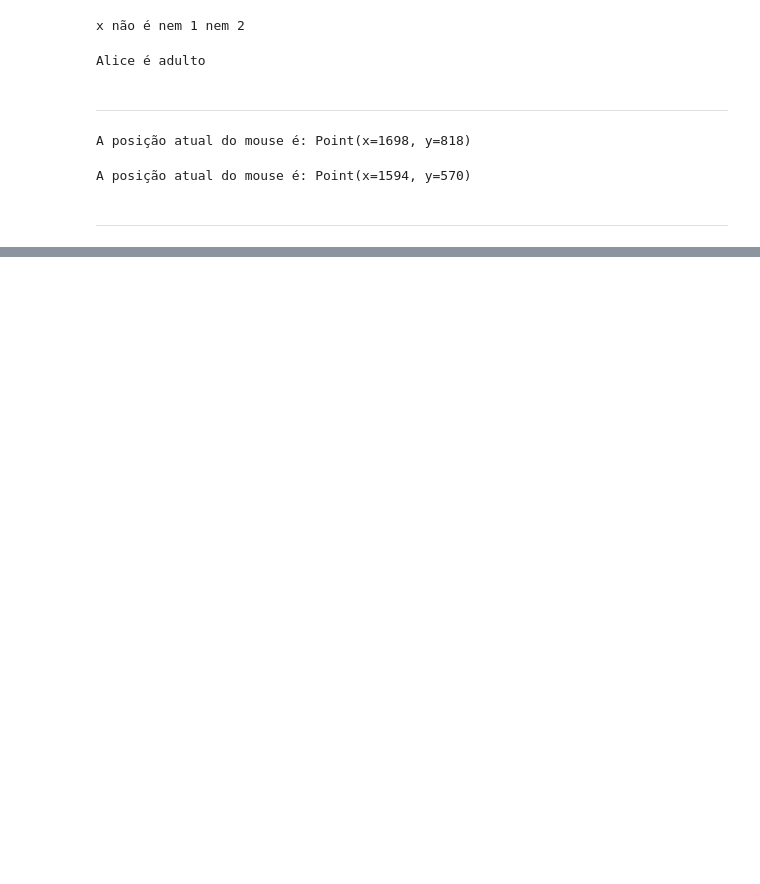
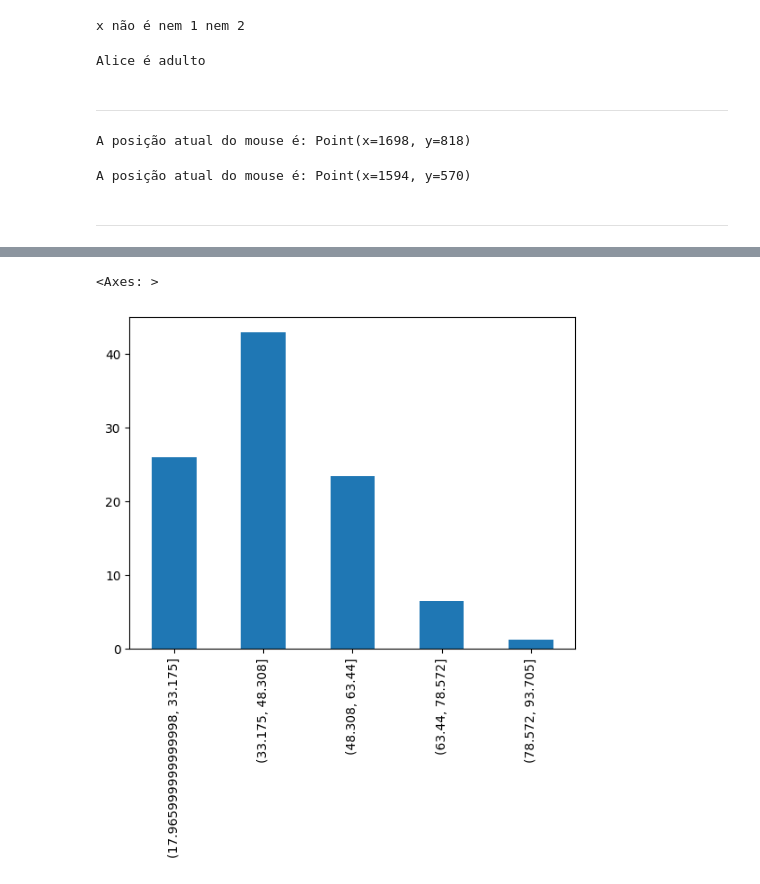
Before and after one commit to AriBarrosFilho/Aprendendo_Python, a Jupyter notebook: teste.ipynb, the cells around one changed output, grey strips where cells are left out. Saved outputs shown, nothing was run; the diff lists cells and outputs as text; code cells hidden in the pictures; blank space fills up the shorter version.

```diff
--- a/teste.ipynb
+++ b/teste.ipynb
@@ -424,0 +166,4 @@ list(enumerate(iterable = valores, start = 1))
+# %%
+df = pd.read_csv("kaggle/cereal.csv")
+
+display(df)
@@ -424,0 +205,5 @@ list(enumerate(iterable = valores, start = 1))
+# %%
+(df["rating"].value_counts(bins = 5, normalize = True) * 100).round(decimals = 1).sort_index(ascending = True).plot(kind = "bar")
+# %% [output]
+<Axes: >
+[figure, added]
```
Also changed, not shown: parts of 47 cells of this notebook, 15 other files.
